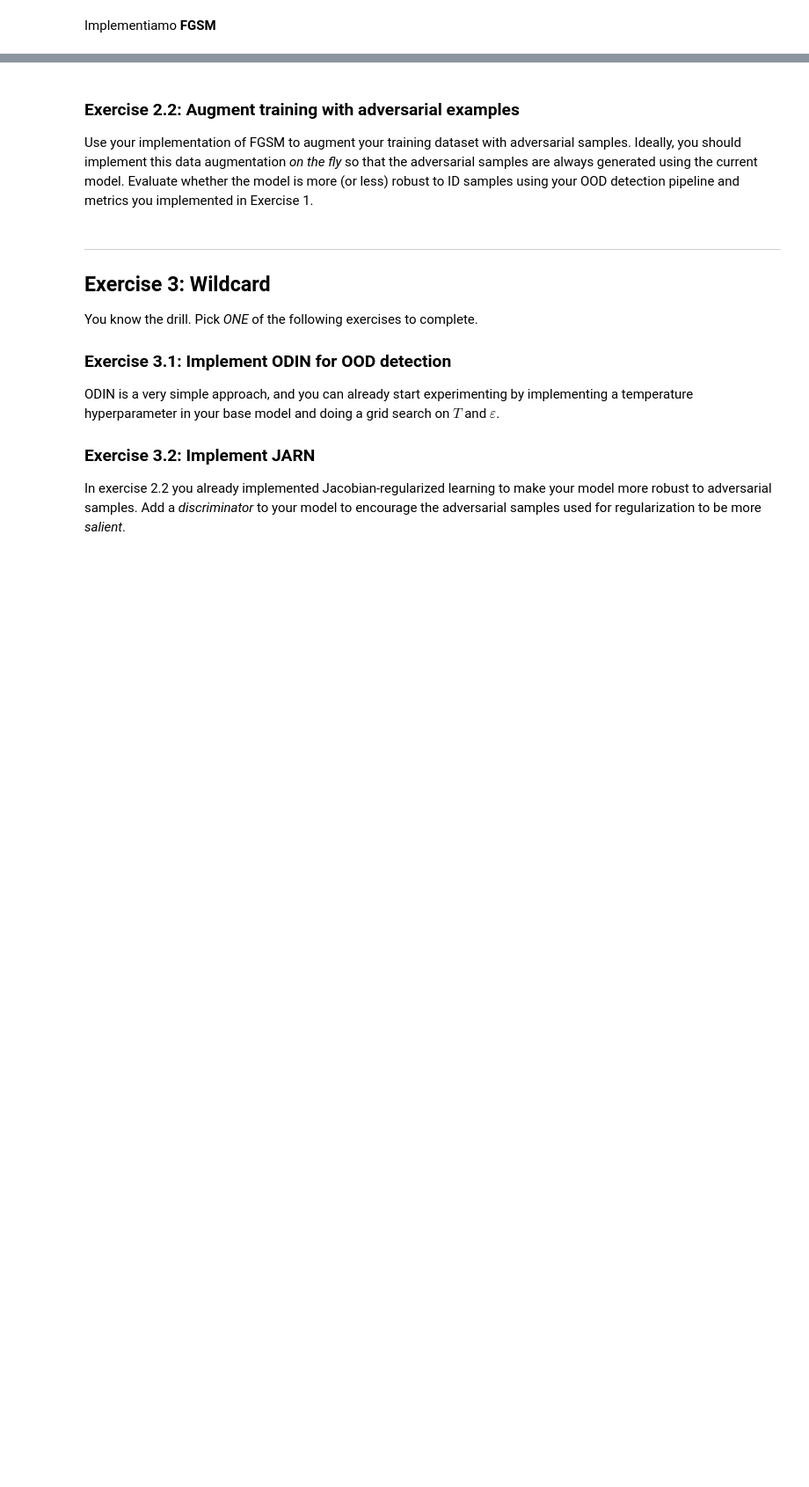
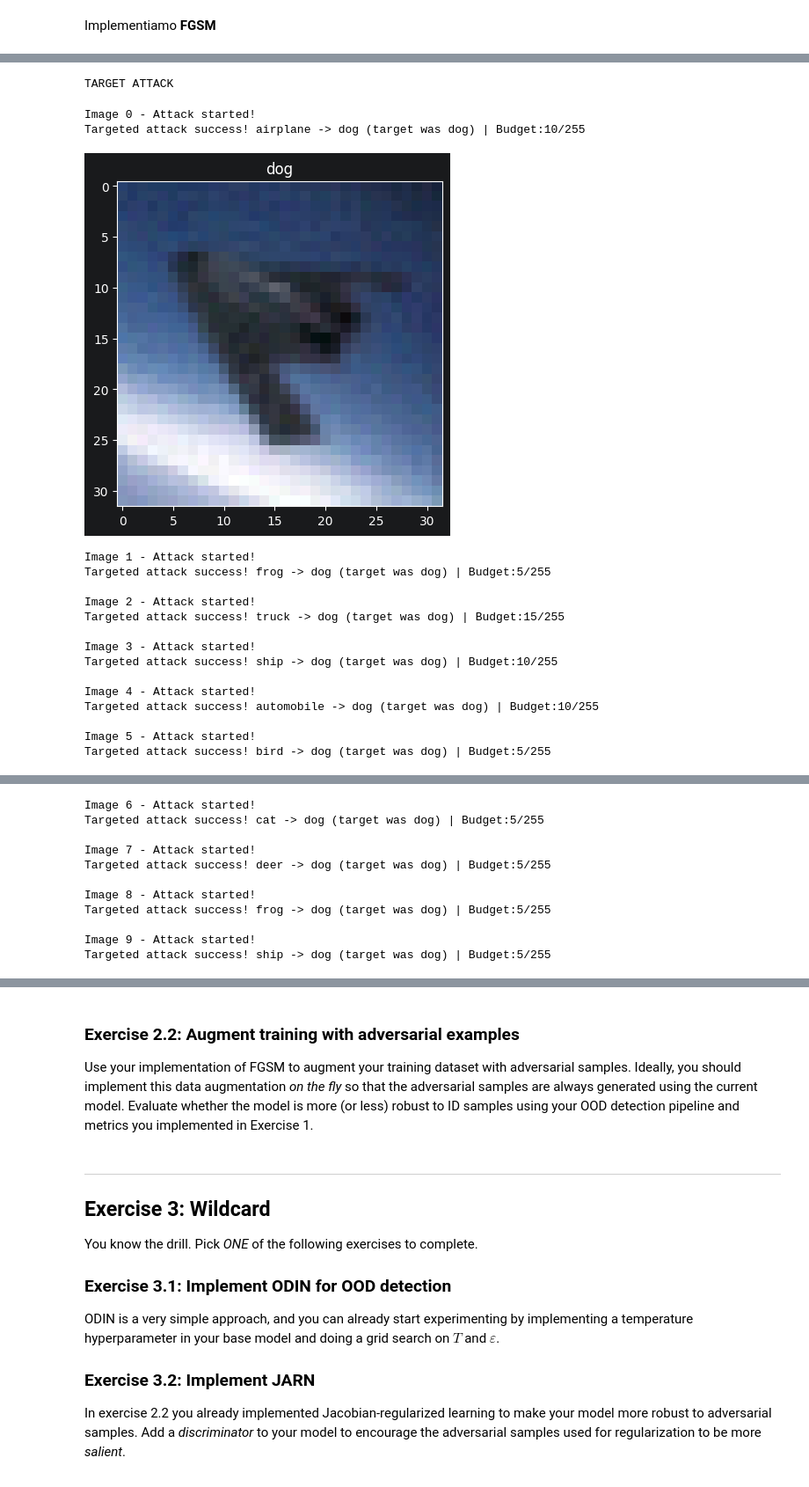
Before and after one commit to Pennelli02/DLA_Labs, a Jupyter notebook: Lab4/Lab4_OOD.ipynb, the cells around one changed output, grey strips where cells are left out. Shown at 88% size. Drawn from its saved outputs; the diff is of its cells as text; code cells hidden in the pictures; blank space fills up the shorter version.

```diff
--- a/Lab4/Lab4_OOD.ipynb
+++ b/Lab4/Lab4_OOD.ipynb
@@ -1224,0 +1362,23 @@ def FGSM(model, image, label, epsilon, targeted=False, target_label=None):
+# %%
+print("TARGET ATTACK DOG")
+k = random.randint(0, batch_size-1)
+targeted_attack(model, test_dl=ID, target_label= CIFAR10_CLASSES.index("dog"), sample_id=k)
+# %% [output]
+TARGET ATTACK
+Image 0 - Attack started!
+Targeted attack success! airplane -> dog (target was dog) | Budget:10/255
+[figure, added]
+Image 1 - Attack started!
+Targeted attack success! frog -> dog (target was dog) | Budget:5/255
+
+Image 2 - Attack started!
+Targeted attack success! truck -> dog (target was dog) | Budget:15/255
+
+Image 3 - Attack started!
+Targeted attack success! ship -> dog (target was dog) | Budget:10/255
+
+Image 4 - Attack started!
+Targeted attack success! automobile -> dog (target was dog) | Budget:10/255
+
+Image 5 - Attack started!
+Targeted attack success! bird -> dog (target was dog) | Budget:5/255
@@ -1224,0 +1386,11 @@ def FGSM(model, image, label, epsilon, targeted=False, target_label=None):
+Image 6 - Attack started!
+Targeted attack success! cat -> dog (target was dog) | Budget:5/255
+
+Image 7 - Attack started!
+Targeted attack success! deer -> dog (target was dog) | Budget:5/255
+
+Image 8 - Attack started!
+Targeted attack success! frog -> dog (target was dog) | Budget:5/255
+
+Image 9 - Attack started!
+Targeted attack success! ship -> dog (target was dog) | Budget:5/255
```
Also changed, not shown: parts of 8 cells of this notebook.
